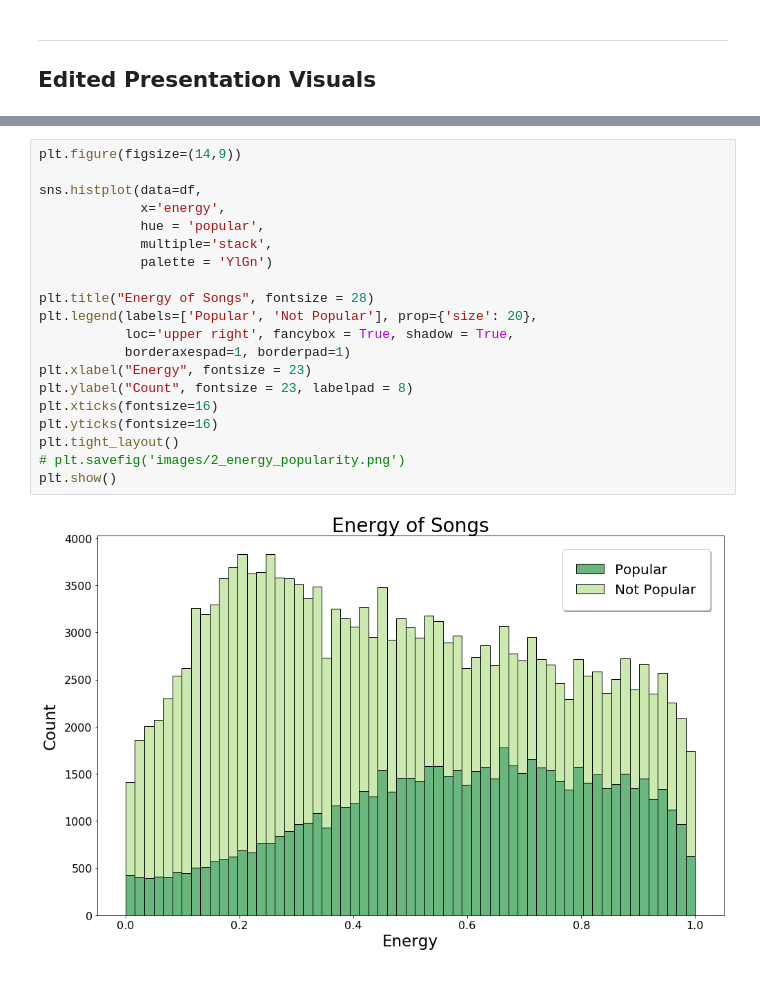
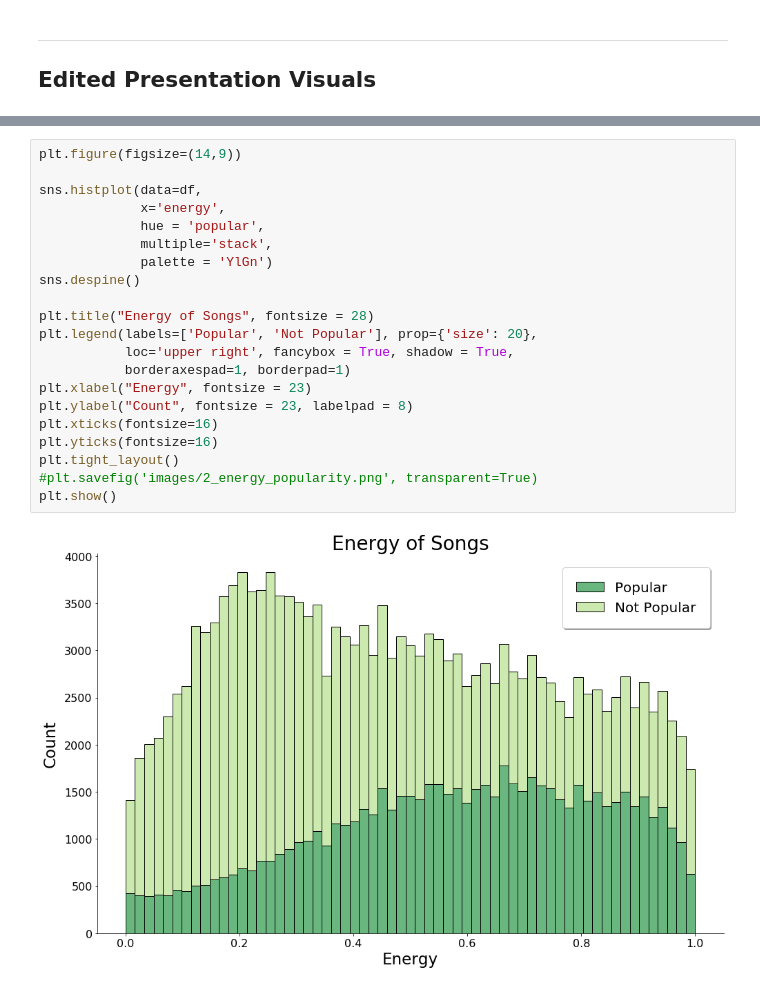
Before and after one commit to shawnjohnsamuel/spotify-popularity-prediction, a Jupyter notebook: project-notebook.ipynb, the cells around one changed output, grey strips where cells are left out. Drawn from its saved outputs; the diff is of its cells as text.

```diff
--- a/project-notebook.ipynb
+++ b/project-notebook.ipynb
@@ -1178,25 +1211,26 @@ plt.show()
 # %%
 plt.figure(figsize=(14,9))
 
 sns.histplot(data=df,
              x='energy',
              hue = 'popular',
              multiple='stack',
              palette = 'YlGn')
+sns.despine()
 
 plt.title("Energy of Songs", fontsize = 28)
 plt.legend(labels=['Popular', 'Not Popular'], prop={'size': 20},
            loc='upper right', fancybox = True, shadow = True,
            borderaxespad=1, borderpad=1)
 plt.xlabel("Energy", fontsize = 23)
 plt.ylabel("Count", fontsize = 23, labelpad = 8)
 plt.xticks(fontsize=16)
 plt.yticks(fontsize=16)
 plt.tight_layout()
-# plt.savefig('images/2_energy_popularity.png')
+#plt.savefig('images/2_energy_popularity.png', transparent=True)
 plt.show()
 # %% [output]
-[figure, old version]
+[figure, new version]
 # %%
 plt.figure(figsize=(14,9))
 
```
Also changed, not shown: parts of 6 cells of this notebook.
